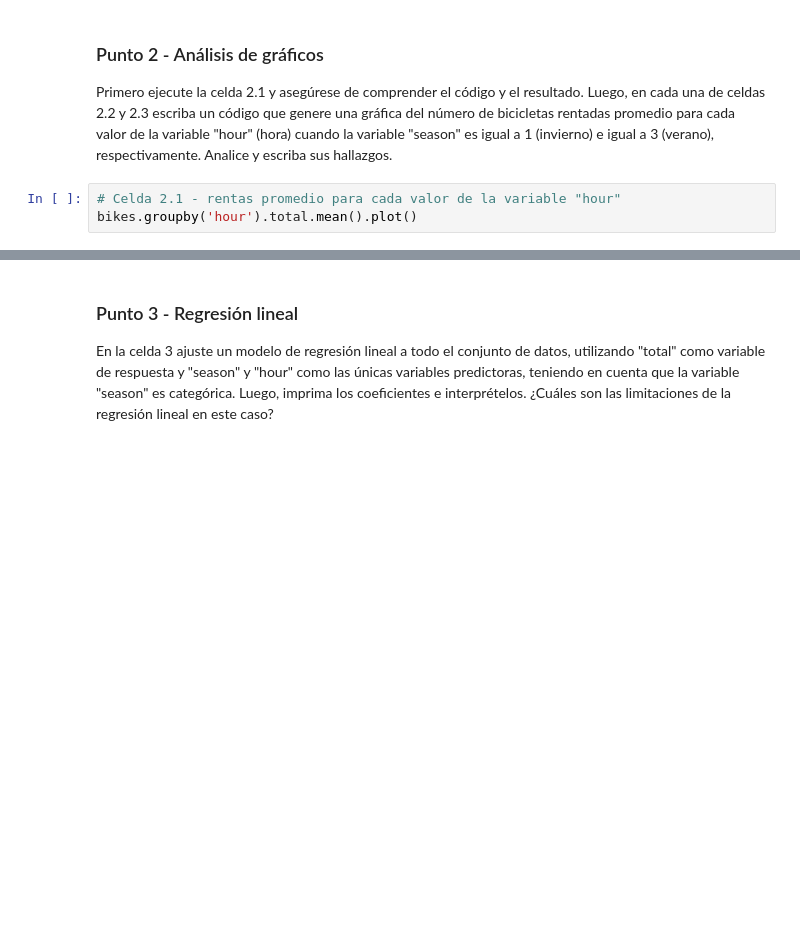
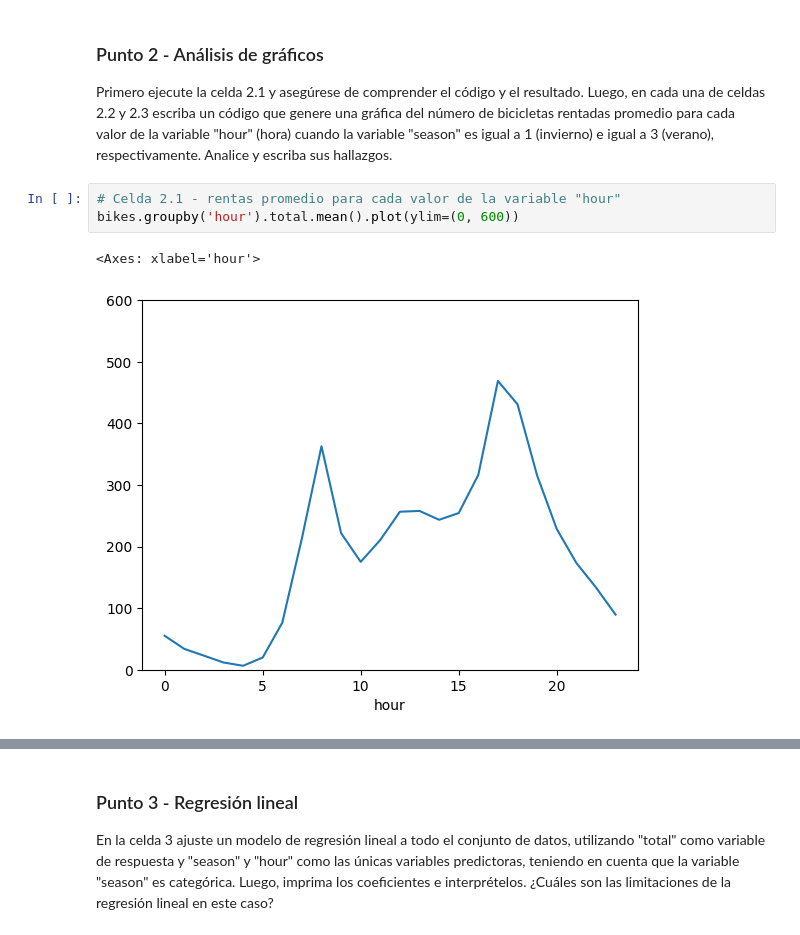
Before and after one commit to vcolonnas25/Maestria, a Jupyter notebook: Semana 1/S1TC1_arboles_ensamblajes.ipynb, the cells around one changed output, grey strips where cells are left out. Saved outputs shown, nothing was run; the diff lists cells and outputs as text; blank space fills up the shorter version.

```diff
--- a/Semana 1/S1TC1_arboles_ensamblajes.ipynb
+++ b/Semana 1/S1TC1_arboles_ensamblajes.ipynb
@@ -114,6 +108,9 @@ bikes.groupby('hour').total.describe()
 Primero ejecute la celda 2.1 y asegúrese de comprender el código y el resultado. Luego, en cada una de celdas 2.2 y 2.3 escriba un código que genere una gráfica del número de bicicletas rentadas promedio para cada valor de la variable "hour" (hora) cuando la variable "season" es igual a 1 (invierno) e igual a 3 (verano), respectivamente. Analice y escriba sus hallazgos.
 # %%
 # Celda 2.1 - rentas promedio para cada valor de la variable "hour"
-bikes.groupby('hour').total.mean().plot()
+bikes.groupby('hour').total.mean().plot(ylim=(0, 600))
+# %% [output]
+<Axes: xlabel='hour'>
+[figure, added]
 # %%
 # Celda 2.2 - "season"=1 escriba su código y hallazgos
```
Also changed, not shown: parts of 10 cells of this notebook.
